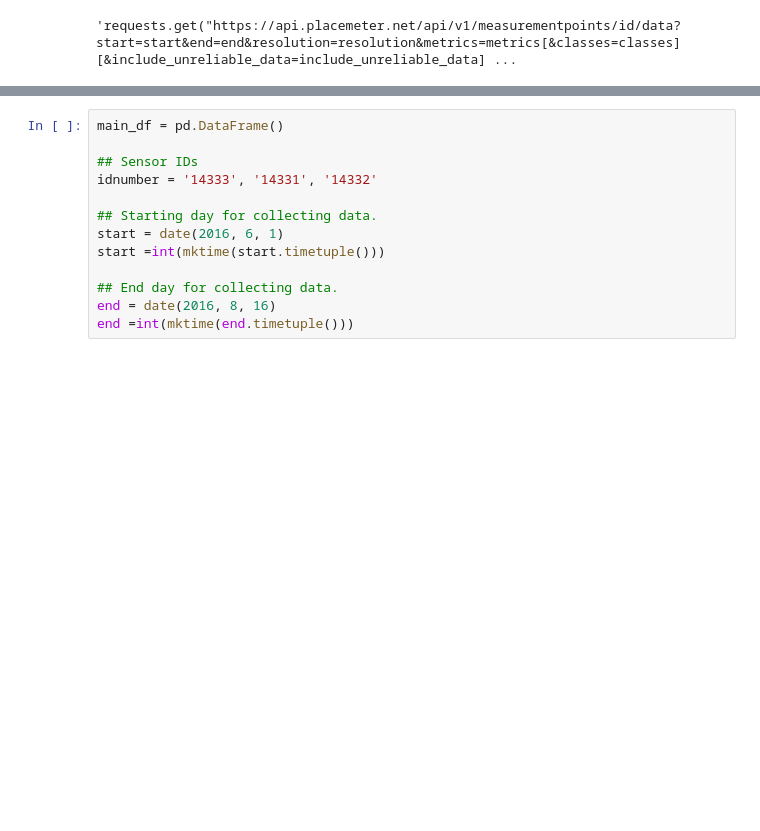
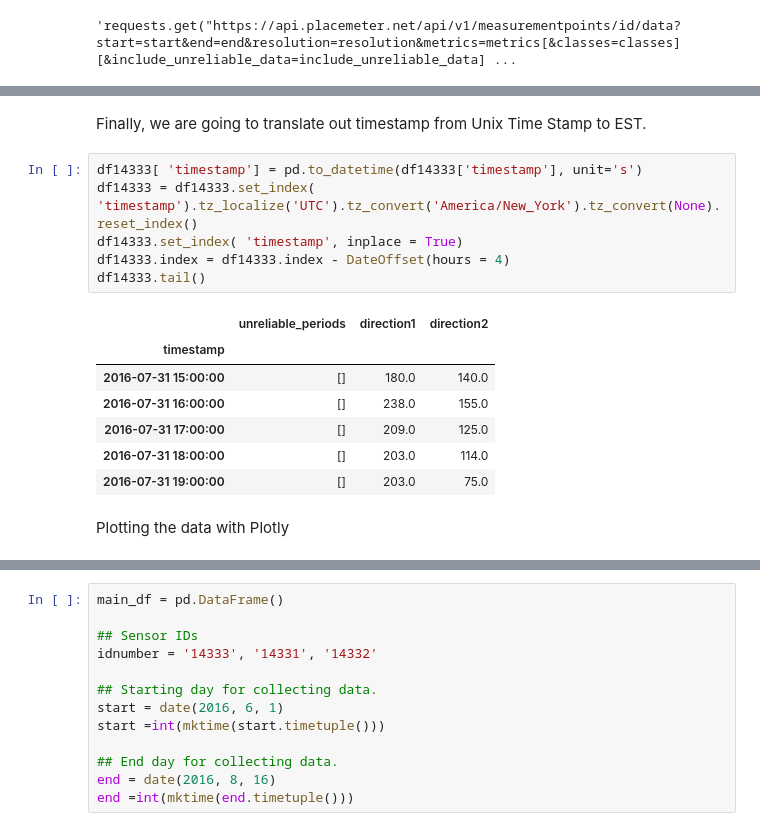
Before and after one commit to srsani/Placemeter_API, a Jupyter notebook: RetrievingDataFromPlacemeter.ipynb, the cells around one changed output, grey strips where cells are left out. Drawn from its saved outputs; the diff is of its cells as text; blank space fills up the shorter version.

```diff
--- a/RetrievingDataFromPlacemeter.ipynb
+++ b/RetrievingDataFromPlacemeter.ipynb
@@ -101,0 +132,18 @@ iplot(df14333.iplot(asFigure=True,
+# %% [markdown]
+Finally, we are going to translate out timestamp from Unix Time Stamp to EST.
+# %%
+df14333[ 'timestamp'] = pd.to_datetime(df14333['timestamp'], unit='s')
+df14333 = df14333.set_index( 'timestamp').tz_localize('UTC').tz_convert('America/New_York').tz_convert(None).reset_index()
+df14333.set_index( 'timestamp', inplace = True)
+df14333.index = df14333.index - DateOffset(hours = 4)
+df14333.tail()
+# %% [output]
+|  | unreliable_periods | direction1 | direction2 |
+| timestamp |  |  |  |
+| 2016-07-31 15:00:00 | [] | 180.0 | 140.0 |
+| 2016-07-31 16:00:00 | [] | 238.0 | 155.0 |
+| 2016-07-31 17:00:00 | [] | 209.0 | 125.0 |
+| 2016-07-31 18:00:00 | [] | 203.0 | 114.0 |
+| 2016-07-31 19:00:00 | [] | 203.0 | 75.0 |
+# %% [markdown]
+Plotting the data with Plotly
```
Also changed, not shown: parts of 14 cells of this notebook.
